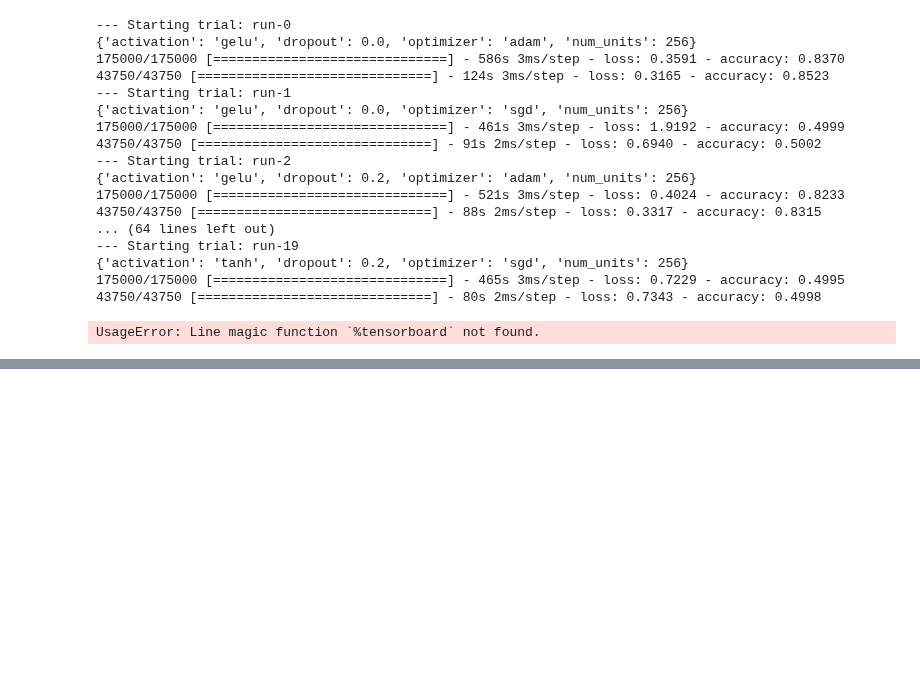
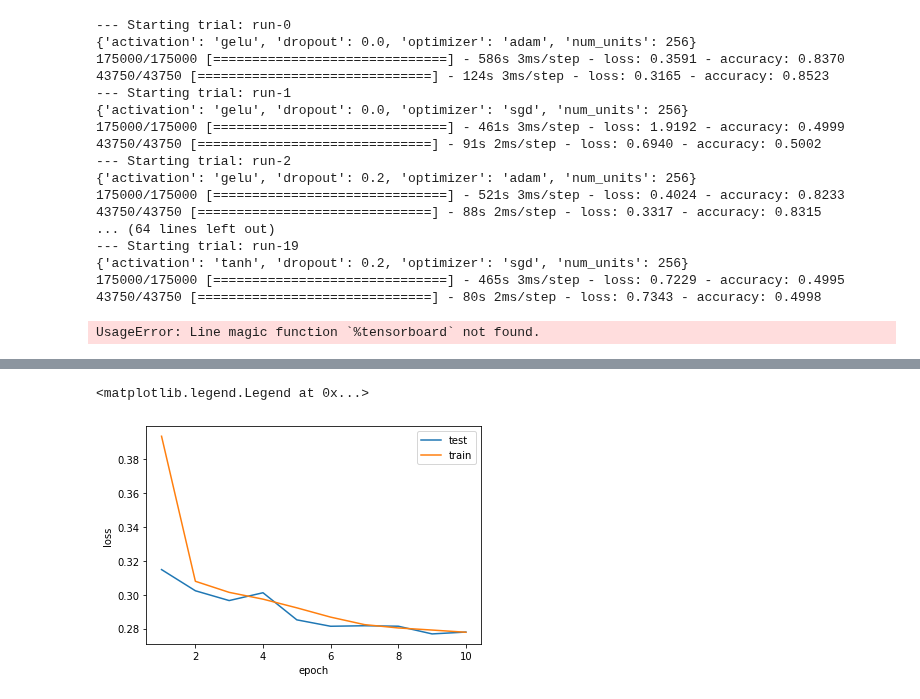
Before and after one commit to scottdyl/qtw, a Jupyter notebook: case study 6/Model_D_casestudy6.ipynb, the cells around one changed output, grey strips where cells are left out. Drawn from its saved outputs; the diff is of its cells as text; code cells hidden in the pictures; blank space fills up the shorter version.

Commit message:
final models

```diff
--- a/case study 6/Model_D_casestudy6.ipynb
+++ b/case study 6/Model_D_casestudy6.ipynb
@@ -126,6 +126,7 @@ model.compile(optimizer='adam',
 from tensorflow.keras.callbacks import EarlyStopping
 es = EarlyStopping(patience=7)
 # %%
+es = EarlyStopping(patience=7)
 model.fit(X_train, y_train, epochs=10, validation_data=(X_test,y_test), batch_size=2000, callbacks=[es])
 # %% [output]
 Epoch 1/10
@@ -286,3 +287,16 @@ for activation in HP_ACTIVATION.domain.values:
 UsageError: Line magic function `%tensorboard` not found.
 # %%
 #{'activation': 'gelu', 'dropout': 0.0, 'optimizer': 'adam', 'num_units': 256}
+model = tf.keras.Sequential([
+    tf.keras.layers.Dense(256, activation='gelu', input_shape=(28,),kernel_regularizer=regularizers.l2(0.00001)),
+    tf.keras.layers.Dense(256, activation='gelu',kernel_regularizer=regularizers.l2(0.00001)),
+    tf.keras.layers.Dense(256, activation='gelu',kernel_regularizer=regularizers.l2(0.00001)),
+    tf.keras.layers.Dense(256, activation='gelu',kernel_regularizer=regularizers.l2(0.00001)),
+    tf.keras.layers.Dense(256, activation='gelu',kernel_regularizer=regularizers.l2(0.00001)),
+    tf.keras.layers.Dense(1, activation='sigmoid')
+])
+model.compile(optimizer='adam',
+              loss="binary_crossentropy",
+              metrics=['accuracy'])
+es = EarlyStopping(patience=7)
+model.fit(X_train, y_train, epochs=10, validation_data=(X_test,y_test), batch_size=2000, callbacks=[es])
@@ -288,0 +325,10 @@ UsageError: Line magic function `%tensorboard` not found.
+# %%
+import matplotlib.pyplot as plt
+plt.plot(np.linspace(1,10,10),model.history.history['val_loss'],label='test')
+plt.plot(np.linspace(1,10,10),model.history.history['loss'], label='train')
+plt.xlabel('epoch')
+plt.ylabel('loss')
+plt.legend()
+# %% [output]
+<matplotlib.legend.Legend at 0x...>
+[figure, added]
```
Also changed, not shown: parts of 3 cells of this notebook, 1 other file.
